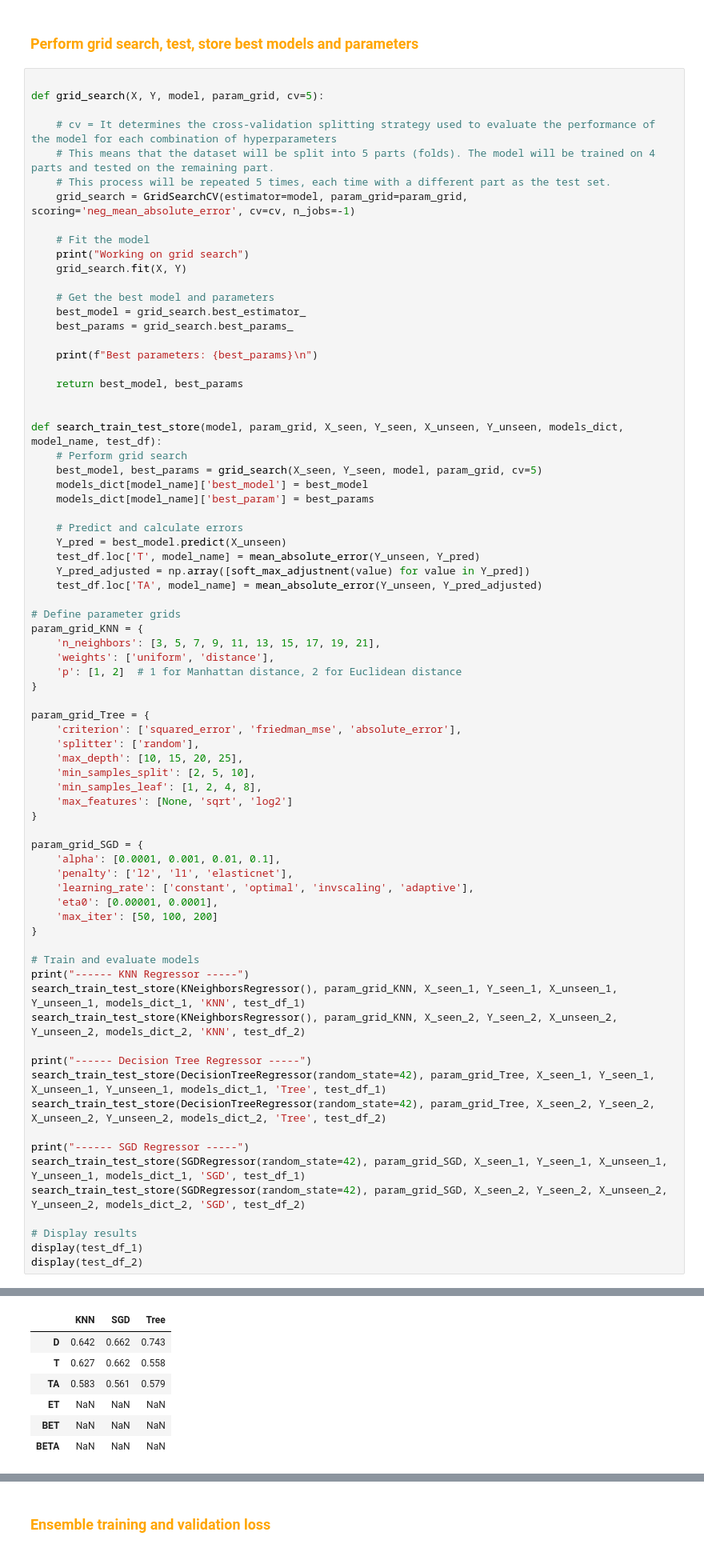
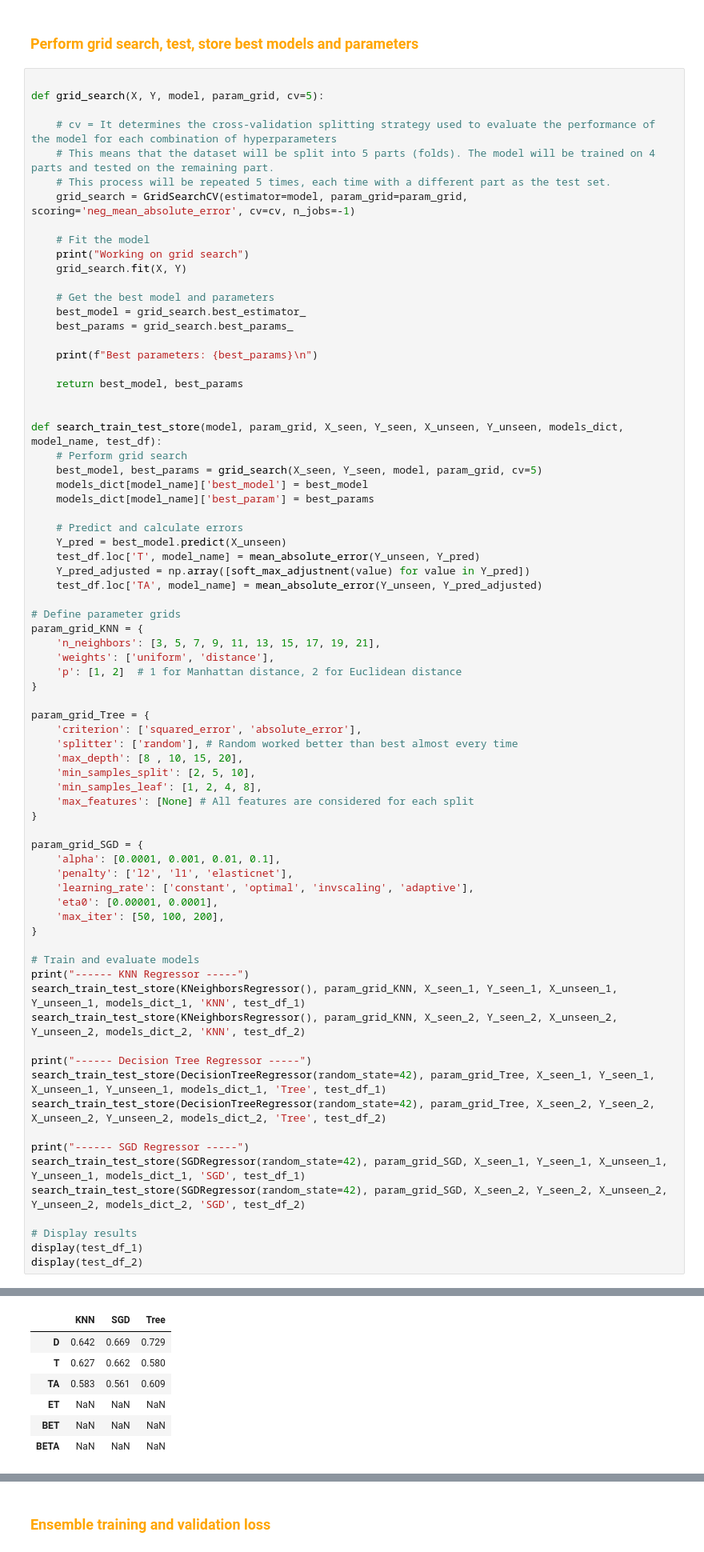
Before and after one commit to Yan-Tavares/ML_Projects, a Jupyter notebook: Final Project/main.ipynb, the cells around one changed output, grey strips where cells are left out. Shown at 80% size. Cells and saved outputs as stored; diff of their text form.

```diff
--- a/Final Project/main.ipynb
+++ b/Final Project/main.ipynb
@@ -322,12 +322,12 @@ param_grid_KNN = {
 }
 
 param_grid_Tree = {
-    'criterion': ['squared_error', 'friedman_mse', 'absolute_error'],
-    'splitter': ['random'],
-    'max_depth': [10, 15, 20, 25],
+    'criterion': ['squared_error', 'absolute_error'],
+    'splitter': ['random'], # Random worked better than best almost every time
+    'max_depth': [8 , 10, 15, 20],
     'min_samples_split': [2, 5, 10],
     'min_samples_leaf': [1, 2, 4, 8],
-    'max_features': [None, 'sqrt', 'log2']
+    'max_features': [None] # All features are considered for each split
 }
 
 param_grid_SGD = {
@@ -335,7 +335,7 @@ param_grid_SGD = {
     'penalty': ['l2', 'l1', 'elasticnet'],
     'learning_rate': ['constant', 'optimal', 'invscaling', 'adaptive'],
     'eta0': [0.00001, 0.0001],
-    'max_iter': [50, 100, 200]
+    'max_iter': [50, 100, 200],
 }
 
 # Train and evaluate models
@@ -371,14 +371,14 @@ Best parameters: {'criterion': 'absolute_error', 'max_depth': 10, 'max_features'
 
 ------ SGD Regressor -----
 Working on grid search
 Best parameters: {'alpha': 0.0001, 'eta0': 0.0001, 'learning_rate': 'adaptive', 'max_iter': 50, 'penalty': 'l2'}
 
 Working on grid search
 Best parameters: {'alpha': 0.0001, 'eta0': 0.0001, 'learning_rate': 'adaptive', 'max_iter': 50, 'penalty': 'l2'}
 |  | KNN | SGD | Tree |
-| D | 0.642 | 0.662 | 0.743 |
-| T | 0.627 | 0.662 | 0.558 |
-| TA | 0.583 | 0.561 | 0.579 |
+| D | 0.642 | 0.669 | 0.729 |
+| T | 0.627 | 0.662 | 0.580 |
+| TA | 0.583 | 0.561 | 0.609 |
 | ET | NaN | NaN | NaN |
 | BET | NaN | NaN | NaN |
 | BETA | NaN | NaN | NaN |
```
Also changed, not shown: parts of 5 cells of this notebook.
